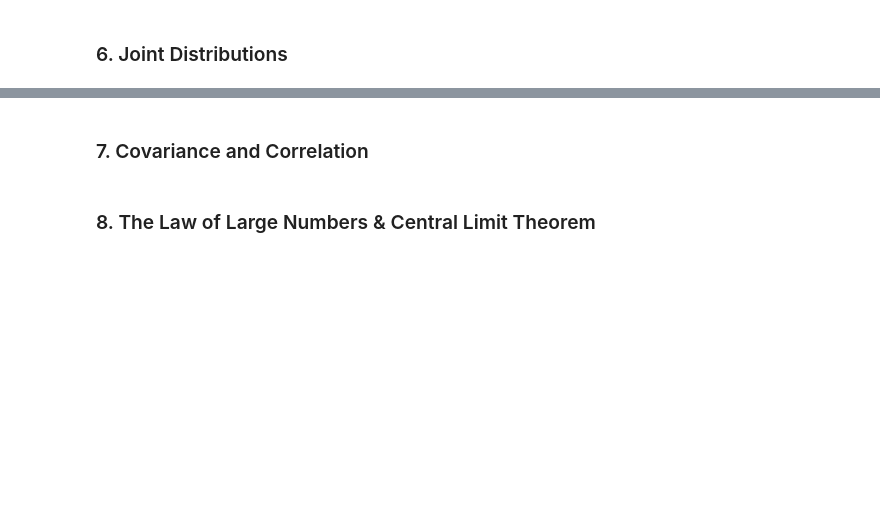
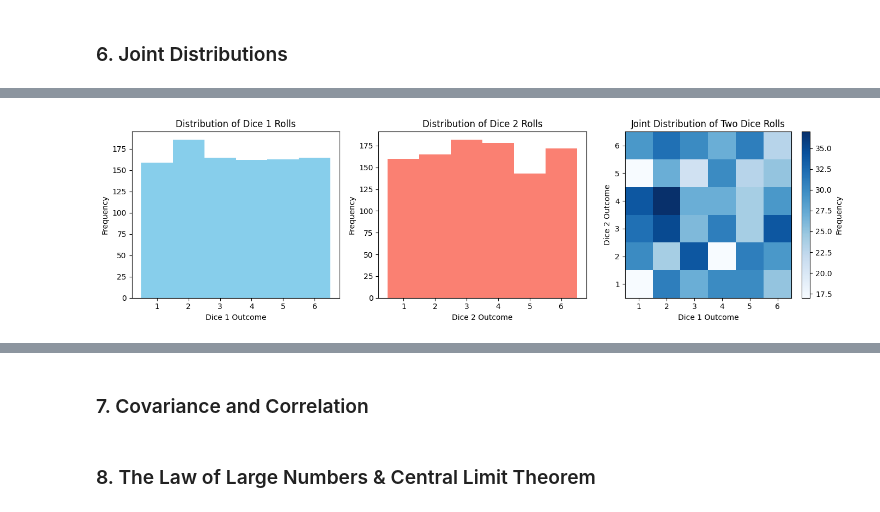
Before and after one commit to natapone/learning_ai_by_coding, a Jupyter notebook: 1-3_probability.ipynb, the cells around one changed output, grey strips where cells are left out. Cells and saved outputs as stored; diff of their text form; code cells hidden in the pictures; blank space fills up the shorter version.

```diff
--- a/1-3_probability.ipynb
+++ b/1-3_probability.ipynb
@@ -1293,0 +1364,37 @@ plt.show()
+# %%
+import numpy as np
+import matplotlib.pyplot as plt
+
+# Simulating dice rolls
+samples = 1000
+dice1 = np.random.choice([1,2,3,4,5,6], samples)
+dice2 = np.random.choice([1,2,3,4,5,6], samples)
+
+# Plotting distribution for dice1
+plt.figure(figsize=(14, 4))
+plt.subplot(1, 3, 1)
+plt.hist(dice1, bins=6, range=[0.5, 6.5], color='skyblue', align='mid')
+plt.xlabel('Dice 1 Outcome')
+plt.ylabel('Frequency')
+plt.title('Distribution of Dice 1 Rolls')
+
+# Plotting distribution for dice2
+plt.subplot(1, 3, 2)
+plt.hist(dice2, bins=6, range=[0.5, 6.5], color='salmon', align='mid')
+plt.xlabel('Dice 2 Outcome')
+plt.ylabel('Frequency')
+plt.title('Distribution of Dice 2 Rolls')
+
+# Plotting joint distribution
+plt.subplot(1, 3, 3)
+plt.hist2d(dice1, dice2, bins=(6,6), range=[[0.5,6.5],[0.5,6.5]], cmap='Blues')
+plt.colorbar(label='Frequency')
+plt.xlabel('Dice 1 Outcome')
+plt.ylabel('Dice 2 Outcome')
+plt.title('Joint Distribution of Two Dice Rolls')
+
+# Adjust layout
+plt.tight_layout()
+plt.show()
+# %% [output]
+[figure, added]
```
Also changed, not shown: parts of 10 cells of this notebook.
